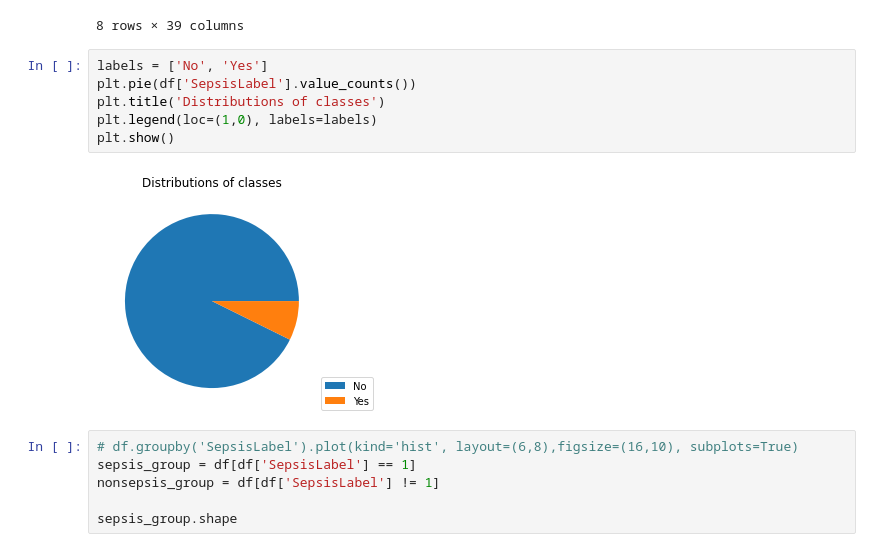
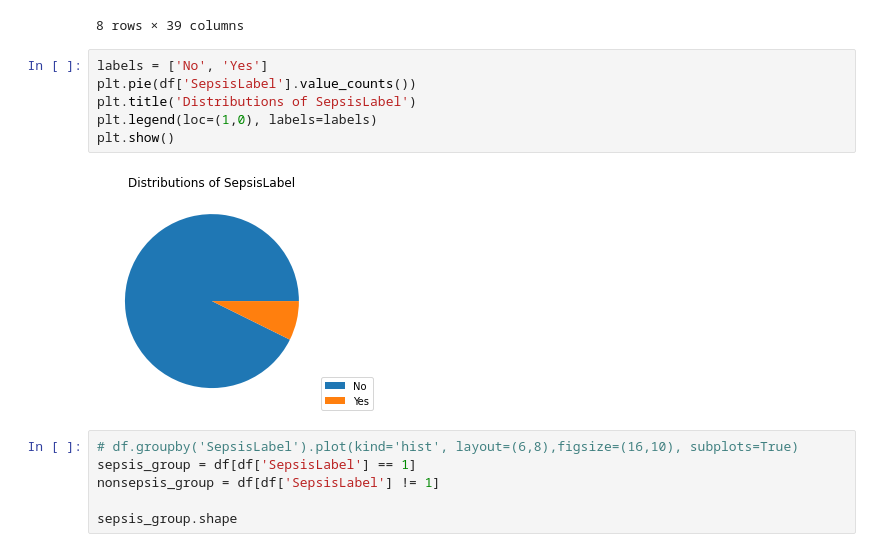
Before and after one commit to eddie8615/ml_bioinfo_hi, a Jupyter notebook: assignment/k21134342_ML_assignment.ipynb, the cells around one changed output. Saved outputs shown, nothing was run; the diff lists cells and outputs as text.

```diff
--- a/assignment/k21134342_ML_assignment.ipynb
+++ b/assignment/k21134342_ML_assignment.ipynb
@@ -161,11 +172,11 @@ df.describe()
 # %%
 labels = ['No', 'Yes']
 plt.pie(df['SepsisLabel'].value_counts())
-plt.title('Distributions of classes')
+plt.title('Distributions of SepsisLabel')
 plt.legend(loc=(1,0), labels=labels)
 plt.show()
 # %% [output]
-[figure, old version]
+[figure, new version]
 # %%
 # df.groupby('SepsisLabel').plot(kind='hist', layout=(6,8),figsize=(16,10), subplots=True)
 sepsis_group = df[df['SepsisLabel'] == 1]
```
Also changed, not shown: parts of 20 cells of this notebook.
